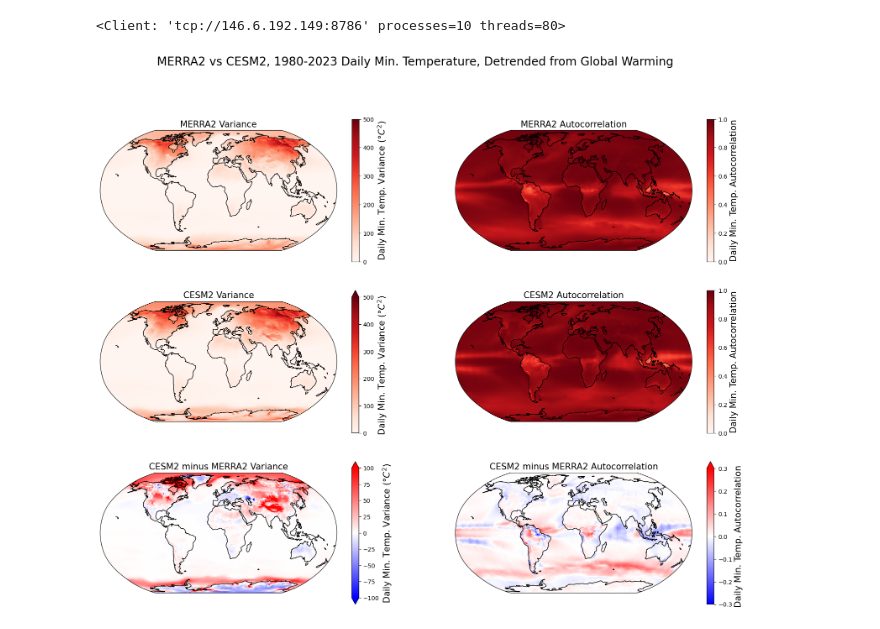
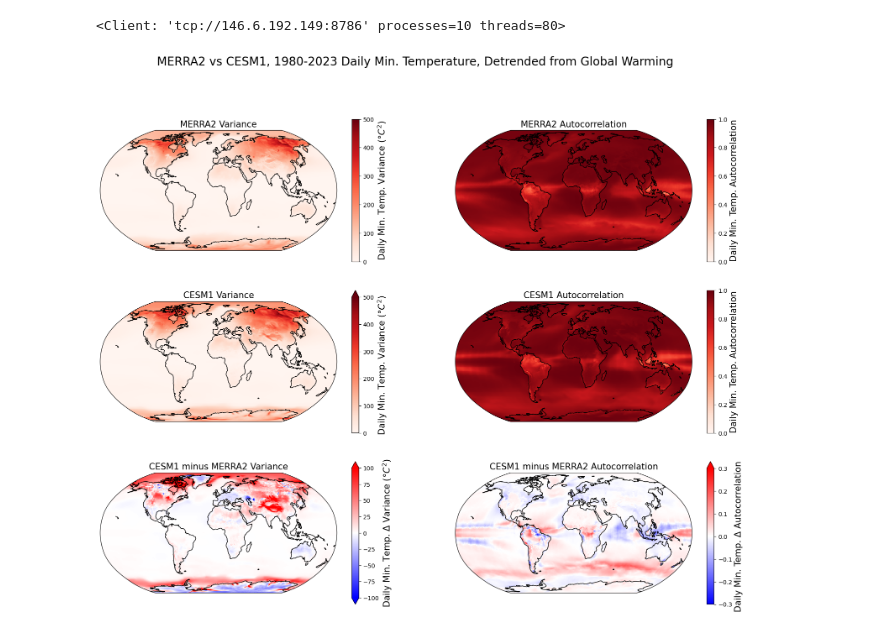
Before and after one commit to AgentOxygen/aerosol-heatwaves, a Jupyter notebook: notebooks/MERRA2_Comparisons.ipynb, the cells around one changed output. Saved outputs shown, nothing was run; the diff lists cells and outputs as text; code cells hidden in the pictures.

Commit message:
Fixed CESM1 typos

```diff
--- a/notebooks/MERRA2_Comparisons.ipynb
+++ b/notebooks/MERRA2_Comparisons.ipynb
@@ -23,8 +23,8 @@ tmin_merra2_ds = xarray.open_zarr(f"{INPUT_DIR}MERRA2_day_T2MMIN.zarr")["T2MMIN"
 start = cftime.DatetimeNoLeap(1980, 1, 1, 0, 0, 0, 0, has_year_zero=True)
 end = cftime.DatetimeNoLeap(2023, 12, 31, 0, 0, 0, 0, has_year_zero=True)
 INPUT_DIR = "/projects/dgs/persad_research/SIMULATION_DATA/ZARR/LENS1/SIM_VARIABLES/"
-tmin_cesm2_ds = xarray.open_zarr(f"{INPUT_DIR}all_day_TREFHTMN.zarr")["TREFHTMN"].sel(member="001").sel(time=slice(start, end))
-tmin_cesm2_ds = tmin_cesm2_ds.assign_coords(dict(lon=(tmin_cesm2_ds.lon + 180) % 360 - 180)).sortby("lon")
+tmin_CESM1_ds = xarray.open_zarr(f"{INPUT_DIR}all_day_TREFHTMN.zarr")["TREFHTMN"].sel(member="001").sel(time=slice(start, end))
+tmin_CESM1_ds = tmin_CESM1_ds.assign_coords(dict(lon=(tmin_CESM1_ds.lon + 180) % 360 - 180)).sortby("lon")
 
 
 m, b = np.polyfit(np.arange(tmin_merra2_ds.time.size), tmin_merra2_ds.mean(dim=["lat", "lon"]).values, deg=1)
@@ -33,20 +33,20 @@ merra2_trend = xarray.DataArray(
     coords=dict(time=tmin_merra2_ds.time.values)
 )
 
-m, b = np.polyfit(np.arange(tmin_cesm2_ds.time.size), tmin_cesm2_ds.mean(dim=["lat", "lon"]).values, deg=1)
-cesm2_trend = xarray.DataArray(
-    m*np.arange(tmin_cesm2_ds.time.size) + b,
-    coords=dict(time=tmin_cesm2_ds.time.values)
+m, b = np.polyfit(np.arange(tmin_CESM1_ds.time.size), tmin_CESM1_ds.mean(dim=["lat", "lon"]).values, deg=1)
+CESM1_trend = xarray.DataArray(
+    m*np.arange(tmin_CESM1_ds.time.size) + b,
+    coords=dict(time=tmin_CESM1_ds.time.values)
 )
 
 merra2_detrended = tmin_merra2_ds - merra2_trend
-cesm2_detrended = tmin_cesm2_ds - cesm2_trend
+CESM1_detrended = tmin_CESM1_ds - CESM1_trend
 
 merra2_variance = merra2_detrended.var(dim="time").compute()
-cesm2_variance = cesm2_detrended.var(dim="time").compute()
+CESM1_variance = CESM1_detrended.var(dim="time").compute()
 
 merra2_autocorr = xarray.corr(merra2_detrended, merra2_detrended.shift(time=1), dim="time").compute()
-cesm2_autocorr = xarray.corr(cesm2_detrended, cesm2_detrended.shift(time=1), dim="time").compute()
+CESM1_autocorr = xarray.corr(CESM1_detrended, CESM1_detrended.shift(time=1), dim="time").compute()
 # %%
 proj = ccrs.Robinson()
 transform = ccrs.PlateCarree()
@@ -57,42 +57,42 @@ vmin = 0
 vmax = 50
 
 # , vmax=vmax, vmin=vmin
 cb1 = merra2_variance.plot(ax=ax1, vmax=500, vmin=0, cmap=cmap, transform=transform)
 cb2 = merra2_autocorr.plot(ax=ax2, vmax=1, vmin=0, cmap=cmap, transform=transform)
 
-cb3 = cesm2_variance.plot(ax=ax3, vmax=500, vmin=0, cmap=cmap, transform=transform)
-cb4 = cesm2_autocorr.plot(ax=ax4, vmax=1, vmin=0, cmap=cmap, transform=transform)
+cb3 = CESM1_variance.plot(ax=ax3, vmax=500, vmin=0, cmap=cmap, transform=transform)
+cb4 = CESM1_autocorr.plot(ax=ax4, vmax=1, vmin=0, cmap=cmap, transform=transform)
 
 cmap = "bwr"
-cb5 = (cesm2_variance - merra2_variance.interp(lat=cesm2_variance.lat,lon=cesm2_variance.lon)).plot(ax=ax5, cmap=cmap, transform=transform, vmax=100, vmin=-100)
-cb6 = (cesm2_autocorr - merra2_autocorr.interp(lat=cesm2_autocorr.lat,lon=cesm2_autocorr.lon)).plot(ax=ax6, cmap=cmap, transform=transform, vmax=0.3, vmin=-0.3)
+cb5 = (CESM1_variance - merra2_variance.interp(lat=CESM1_variance.lat,lon=CESM1_variance.lon)).plot(ax=ax5, cmap=cmap, transform=transform, vmax=100, vmin=-100)
+cb6 = (CESM1_autocorr - merra2_autocorr.interp(lat=CESM1_autocorr.lat,lon=CESM1_autocorr.lon)).plot(ax=ax6, cmap=cmap, transform=transform, vmax=0.3, vmin=-0.3)
 
 
 fz = 15
 ax1.set_title("MERRA2 Variance", fontsize=fz)
 ax2.set_title("MERRA2 Autocorrelation", fontsize=fz)
-ax3.set_title("CESM2 Variance", fontsize=fz)
-ax4.set_title("CESM2 Autocorrelation", fontsize=fz)
+ax3.set_title("CESM1 Variance", fontsize=fz)
+ax4.set_title("CESM1 Autocorrelation", fontsize=fz)
 
 cb1.colorbar.set_label("Daily Min. Temp. Variance (°$C^2$)", fontsize=fz)
 cb2.colorbar.set_label("Daily Min. Temp. Autocorrelation", fontsize=fz)
 cb3.colorbar.set_label("Daily Min. Temp. Variance (°$C^2$)", fontsize=fz)
 cb4.colorbar.set_label("Daily Min. Temp. Autocorrelation", fontsize=fz)
-cb5.colorbar.set_label("Daily Min. Temp. Variance (°$C^2$)", fontsize=fz)
-cb6.colorbar.set_label("Daily Min. Temp. Autocorrelation", fontsize=fz)
+cb5.colorbar.set_label("Daily Min. Temp. Δ Variance (°$C^2$)", fontsize=fz)
+cb6.colorbar.set_label("Daily Min. Temp. Δ Autocorrelation", fontsize=fz)
 
-ax5.set_title("CESM2 minus MERRA2 Variance", fontsize=fz)
-ax6.set_title("CESM2 minus MERRA2 Autocorrelation", fontsize=fz)
+ax5.set_title("CESM1 minus MERRA2 Variance", fontsize=fz)
+ax6.set_title("CESM1 minus MERRA2 Autocorrelation", fontsize=fz)
 
 ax1.coastlines()
 ax2.coastlines()
 ax3.coastlines()
 ax4.coastlines()
 ax5.coastlines()
 ax6.coastlines()
 
-f.suptitle("MERRA2 vs CESM2, 1980-2023 Daily Min. Temperature, Detrended from Global Warming", fontsize=20)
+f.suptitle("MERRA2 vs CESM1, 1980-2023 Daily Min. Temperature, Detrended from Global Warming", fontsize=20)
 
 f.show()
 # %% [output]
-[figure, old version]
+[figure, new version]
```
Also changed, not shown: parts of 1 cell of this notebook.
